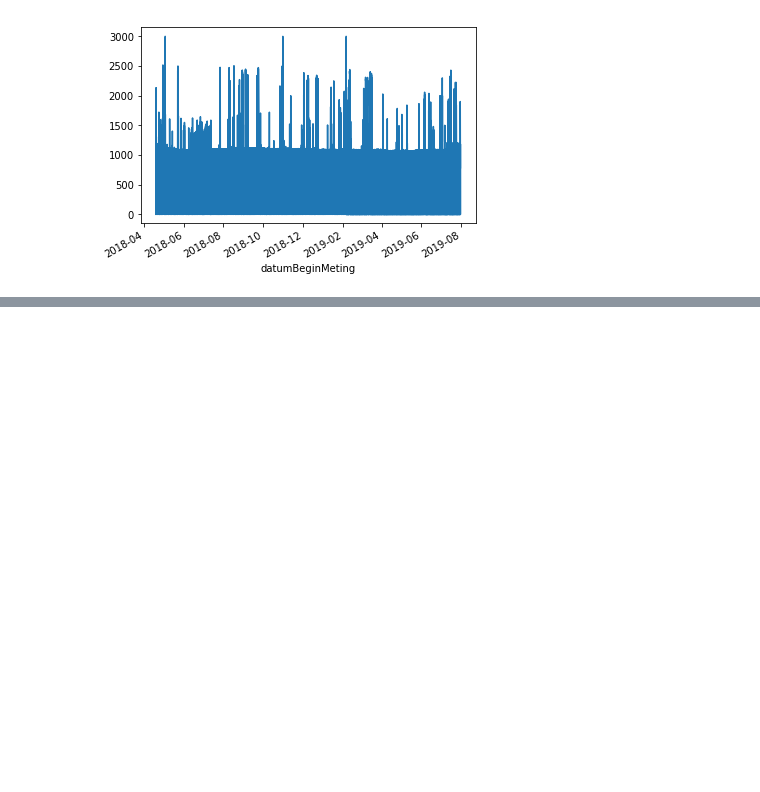
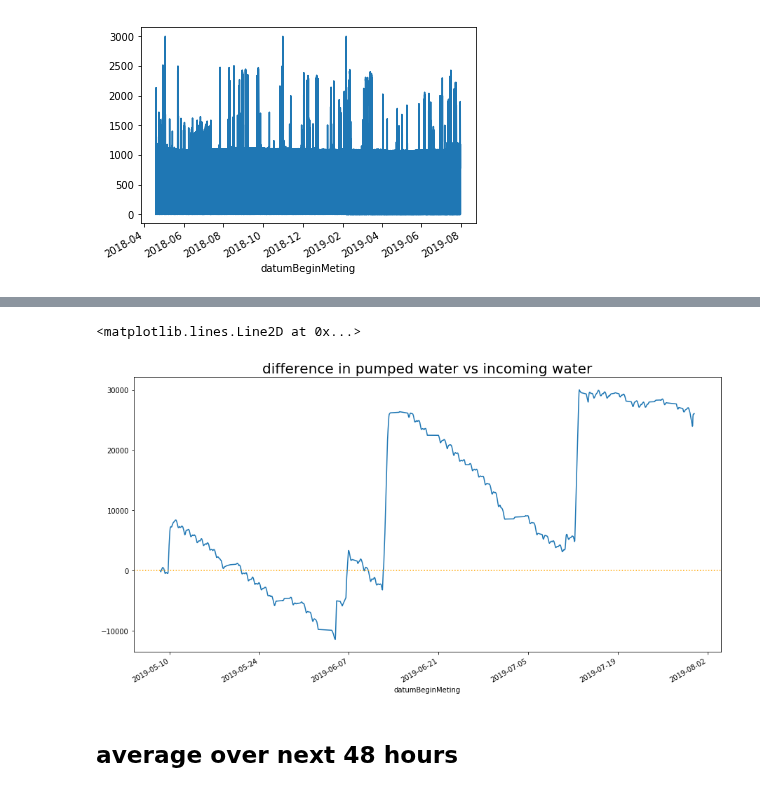
Before and after one commit to Trezorro/waterschap-datachallenge, a Jupyter notebook: Model 2.ipynb, the cells around one changed output, grey strips where cells are left out. Drawn from its saved outputs; the diff is of its cells as text; code cells hidden in the pictures; blank space fills up the shorter version.

```diff
--- a/Model 2.ipynb
+++ b/Model 2.ipynb
@@ -206,0 +201,10 @@ ax.legend(prop={'size': 15})
+# %%
+matched['difference'] = matched['total_rompert'] - matched['total_model']
+ax = matched.difference.plot(figsize = (15,8))
+ax.set_title('difference in pumped water vs incoming water', size = 20)
+ax.axhline(y=0, c = 'orange', linestyle = ':')
+# %% [output]
+<matplotlib.lines.Line2D at 0x...>
+[figure, added]
+# %% [markdown]
+## average over next 48 hours
```
Also changed, not shown: parts of 11 cells of this notebook.
